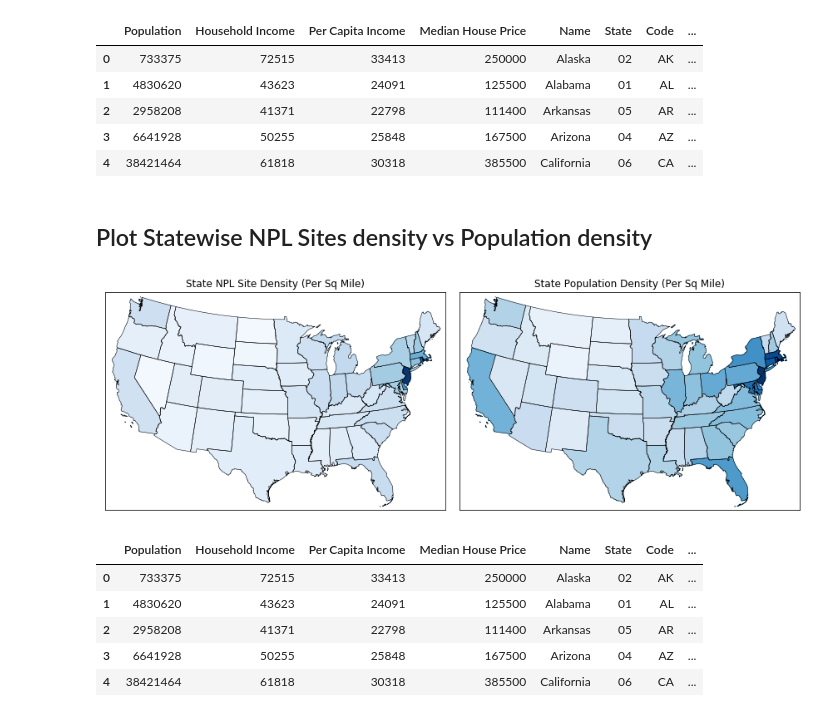
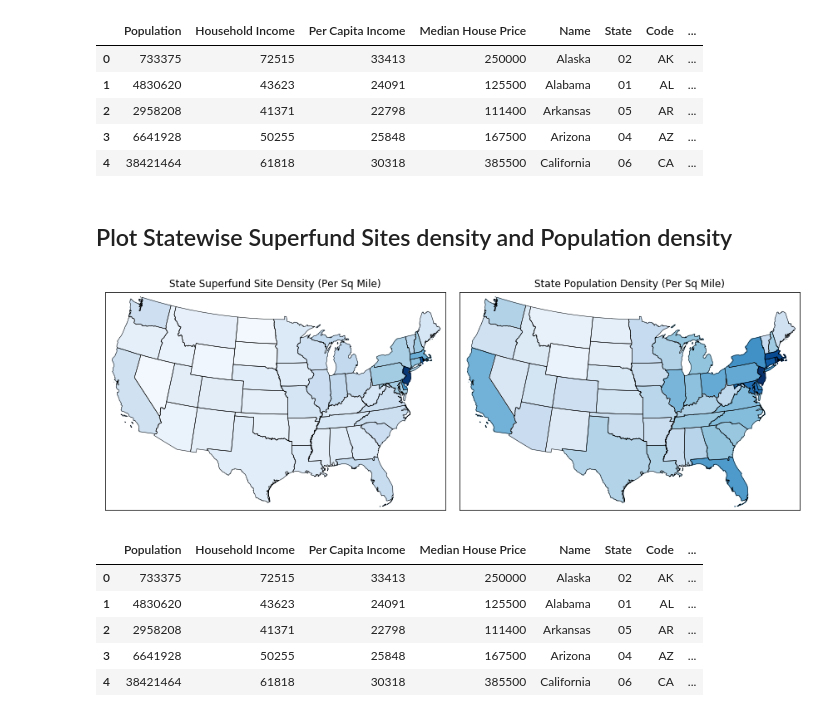
Before and after one commit to harshil753/Project1, a Jupyter notebook: FirstProject.ipynb, the cells around one changed output. Drawn from its saved outputs; the diff is of its cells as text; code cells hidden in the pictures.

```diff
--- a/FirstProject.ipynb
+++ b/FirstProject.ipynb
@@ -57,17 +57,18 @@ sf.head()
 # %%
+## Extract statewise superfund site count, add state names against abbreviations & area of states in sq. miles
 sitesPerState = sf.groupby('St').count()
 sitesPerState = sitesPerState.reset_index()
 sitesPerState = sitesPerState[['St','Reg']]
-sitesPerState = sitesPerState.rename(columns= {'St':'Code','Reg':'No. Of NPL Sites'})
+sitesPerState = sitesPerState.rename(columns= {'St':'Code','Reg':'No. Of SF Sites'})
 for state in states:
     if state not in sitesPerState['Code'].tolist():
         nxtIdx = len(sitesPerState)
         sitesPerState.set_value(nxtIdx, 'Code', state)
-        sitesPerState.set_value(nxtIdx, 'No. Of NPL Sites', 0)
+        sitesPerState.set_value(nxtIdx, 'No. Of SF Sites', 0)
 
 sitesPerState['Name'] = sitesPerState['Code'].map(states.get)
 sitesPerState['Area Sq Miles'] = sitesPerState['Name'].map(statesAreaInMiles.get)
-sitesPerState['No. Of Sites Per Sq Miles'] = sitesPerState['No. Of NPL Sites'].astype('float') / sitesPerState['Area Sq Miles'].astype('float')
+sitesPerState['No. Of Sites Per Sq Miles'] = sitesPerState['No. Of SF Sites'].astype('float') / sitesPerState['Area Sq Miles'].astype('float')
 sitesPerState.dropna(inplace=True)
 sitesPerState.head()
 # %% [output]
@@ -136,7 +139,7 @@ censusStateAndSFSites.head()
 | 3 | 6641928 | 50255 | 25848 | 167500 | Arizona | 04 | AZ | ... |
 | 4 | 38421464 | 61818 | 30318 | 385500 | California | 06 | CA | ... |
 # %% [markdown]
-## Plot Statewise NPL Sites density vs Population density
+## Plot Statewise Superfund Sites density and Population density
 # %%
 plt.figure(figsize=(12,10))
 
@@ -153,7 +156,7 @@ for shapedict in m.states_info:
     statename = shapedict['NAME']
     # skip DC and Puerto Rico and the ones which are already processed. Process all from state_list of sitesPerSt
     if ((statename not in ['District of Columbia','Puerto Rico']) and (statename not in statenames) and (statename in censusStateAndSFSites["Name"].tolist())):
-        if (int(censusStateAndSFSites[censusStateAndSFSites["Name"] == statename]["No. Of NPL Sites"])) == 0:
+        if (int(censusStateAndSFSites[censusStateAndSFSites["Name"] == statename]["No. Of SF Sites"])) == 0:
             pop = 0.00001/censusStateAndSFSites["No. Of Sites Per Sq Miles"].sum()
         else:
             pop = float(censusStateAndSFSites[censusStateAndSFSites["Name"] == statename]["No. Of Sites Per Sq Miles"]) / censusStateAndSFSites["No. Of Sites Per Sq Miles"].sum()
@@ -167,37 +170,37 @@ for nshape,seg in enumerate(m.states):
         poly = Polygon(seg,facecolor=color,edgecolor=color)
         ax.add_patch(poly)
 
-plt.title('State NPL Site Density (Per Sq Mile)')
+plt.title('State Superfund Site Density (Per Sq Mile)')
 
 
 plt.subplot(1,2,2)
 m = Basemap(llcrnrlon=-119,llcrnrlat=22,urcrnrlon=-64,urcrnrlat=49,
         projection='lcc',lat_1=33,lat_2=45,lon_0=-95)
 shp_info = m.readshapefile('resources/st99_d00','states',drawbounds=True)
 colors={}
 statenames=[]
 cmap = plt.cm.Blues_r
 vmin = censusStateAndSFSites["Population Density"].min()/censusStateAndSFSites["Population Density"].sum(); vmax = censusStateAndSFSites["Population Density"].max()/censusStateAndSFSites["Population Density"].sum()
 
 for shapedict in m.states_info:
     statename = shapedict['NAME']
     if (statename not in ['District of Columbia','Puerto Rico']) and (statename not in statenames) and (statename in censusStateAndSFSites["Name"].tolist()):
         pop = (int(censusStateAndSFSites[censusStateAndSFSites["Name"] == statename]["Population Density"]) * 10 / censusStateAndSFSites["Population Density"].sum())
         colors[statename] = cmap(1.-np.sqrt(((pop-vmin)/(vmax-vmin))))[:3]
     statenames.append(statename)
 ax = plt.gca() # get current axes instance
 for nshape,seg in enumerate(m.states):
     # skip DC and Puerto Rico.
     if statenames[nshape] not in ['District of Columbia','Puerto Rico']:
         color = rgb2hex(colors[statenames[nshape]])
         poly = Polygon(seg,facecolor=color,edgecolor=color)
         ax.add_patch(poly)
 plt.title('State Population Density (Per Sq Mile)')
 
 plt.tight_layout()
 plt.show()
 # %% [output]
-[figure, old version]
+[figure, new version]
 # %%
 censusStateAndSFSites.head()
 # %% [output]
```
Also changed, not shown: parts of 21 cells of this notebook, 7 other files.
